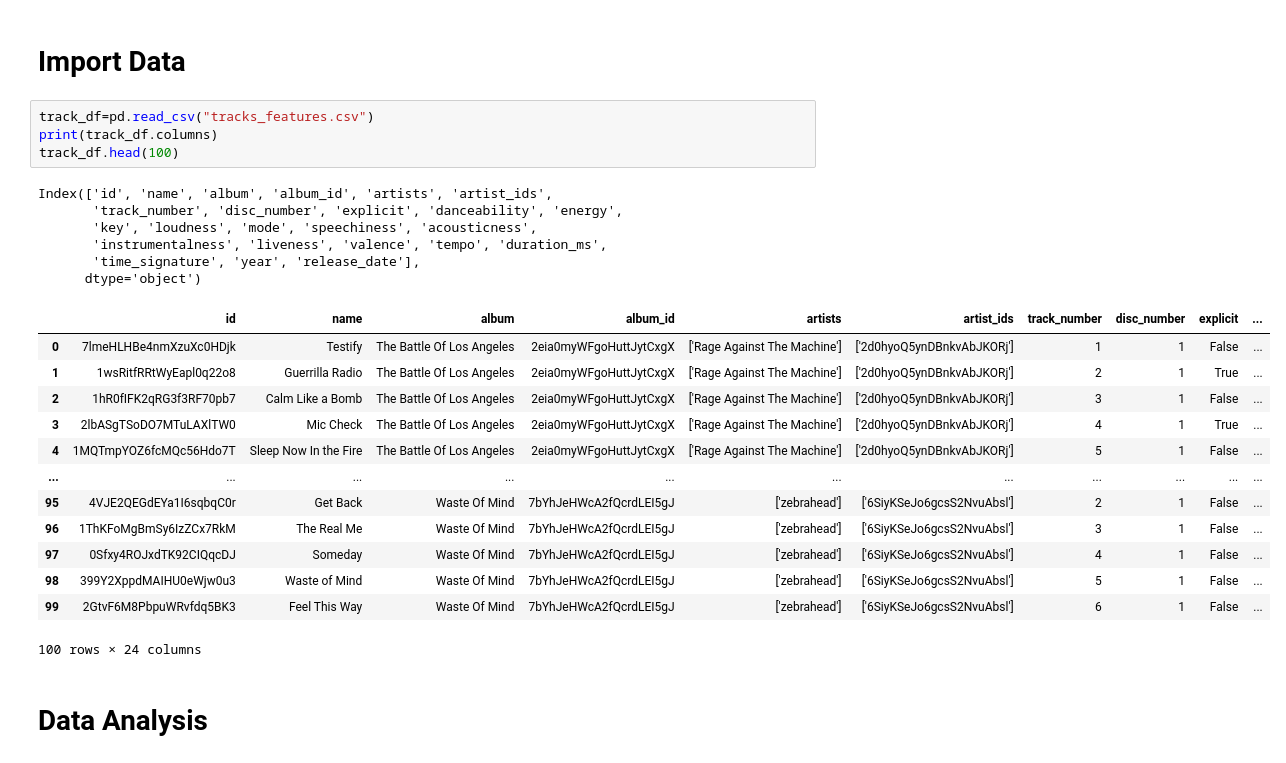
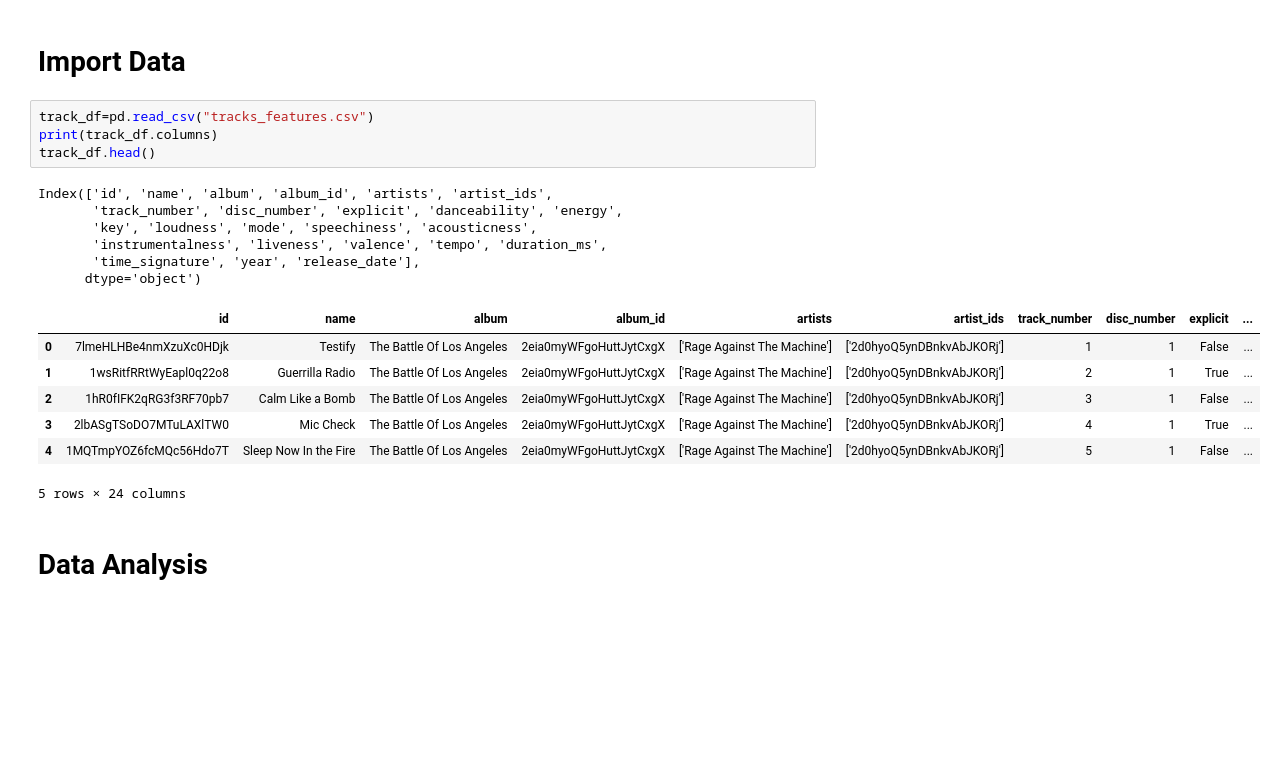
Before and after one commit to Shaeyi-lu/MLProject, a Jupyter notebook: Unsupervised Model.ipynb, the cells around one changed output. Saved outputs shown, nothing was run; the diff lists cells and outputs as text; blank space fills up the shorter version.

```diff
--- a/Unsupervised Model.ipynb
+++ b/Unsupervised Model.ipynb
@@ -26,27 +26,21 @@ import os
 # %%
 track_df=pd.read_csv("tracks_features.csv")
 print(track_df.columns)
-track_df.head(100)
+track_df.head()
 # %% [output]
 Index(['id', 'name', 'album', 'album_id', 'artists', 'artist_ids',
        'track_number', 'disc_number', 'explicit', 'danceability', 'energy',
        'key', 'loudness', 'mode', 'speechiness', 'acousticness',
        'instrumentalness', 'liveness', 'valence', 'tempo', 'duration_ms',
        'time_signature', 'year', 'release_date'],
       dtype='object')
 |  | id | name | album | album_id | artists | artist_ids | track_number | disc_number | explicit | ... |
 | 0 | 7lmeHLHBe4nmXzuXc0HDjk | Testify | The Battle Of Los Angeles | 2eia0myWFgoHuttJytCxgX | ['Rage Against The Machine'] | ['2d0hyoQ5ynDBnkvAbJKORj'] | 1 | 1 | False | ... |
 | 1 | 1wsRitfRRtWyEapl0q22o8 | Guerrilla Radio | The Battle Of Los Angeles | 2eia0myWFgoHuttJytCxgX | ['Rage Against The Machine'] | ['2d0hyoQ5ynDBnkvAbJKORj'] | 2 | 1 | True | ... |
 | 2 | 1hR0fIFK2qRG3f3RF70pb7 | Calm Like a Bomb | The Battle Of Los Angeles | 2eia0myWFgoHuttJytCxgX | ['Rage Against The Machine'] | ['2d0hyoQ5ynDBnkvAbJKORj'] | 3 | 1 | False | ... |
 | 3 | 2lbASgTSoDO7MTuLAXlTW0 | Mic Check | The Battle Of Los Angeles | 2eia0myWFgoHuttJytCxgX | ['Rage Against The Machine'] | ['2d0hyoQ5ynDBnkvAbJKORj'] | 4 | 1 | True | ... |
 | 4 | 1MQTmpYOZ6fcMQc56Hdo7T | Sleep Now In the Fire | The Battle Of Los Angeles | 2eia0myWFgoHuttJytCxgX | ['Rage Against The Machine'] | ['2d0hyoQ5ynDBnkvAbJKORj'] | 5 | 1 | False | ... |
-| ... | ... | ... | ... | ... | ... | ... | ... | ... | ... | ... |
-| 95 | 4VJE2QEGdEYa1I6sqbqC0r | Get Back | Waste Of Mind | 7bYhJeHWcA2fQcrdLEI5gJ | ['zebrahead'] | ['6SiyKSeJo6gcsS2NvuAbsl'] | 2 | 1 | False | ... |
-| 96 | 1ThKFoMgBmSy6IzZCx7RkM | The Real Me | Waste Of Mind | 7bYhJeHWcA2fQcrdLEI5gJ | ['zebrahead'] | ['6SiyKSeJo6gcsS2NvuAbsl'] | 3 | 1 | False | ... |
-| 97 | 0Sfxy4ROJxdTK92CIQqcDJ | Someday | Waste Of Mind | 7bYhJeHWcA2fQcrdLEI5gJ | ['zebrahead'] | ['6SiyKSeJo6gcsS2NvuAbsl'] | 4 | 1 | False | ... |
-| 98 | 399Y2XppdMAIHU0eWjw0u3 | Waste of Mind | Waste Of Mind | 7bYhJeHWcA2fQcrdLEI5gJ | ['zebrahead'] | ['6SiyKSeJo6gcsS2NvuAbsl'] | 5 | 1 | False | ... |
-| 99 | 2GtvF6M8PbpuWRvfdq5BK3 | Feel This Way | Waste Of Mind | 7bYhJeHWcA2fQcrdLEI5gJ | ['zebrahead'] | ['6SiyKSeJo6gcsS2NvuAbsl'] | 6 | 1 | False | ... |
-100 rows × 24 columns
+5 rows × 24 columns
 # %% [markdown]
 # Data Analysis
 # %%
```
Also changed, not shown: parts of 19 cells of this notebook.
